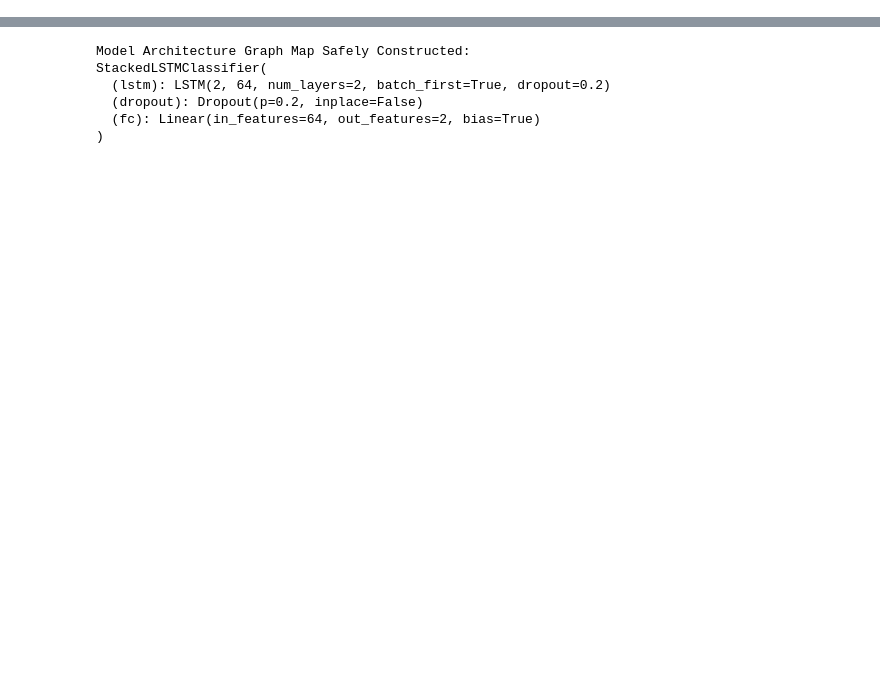
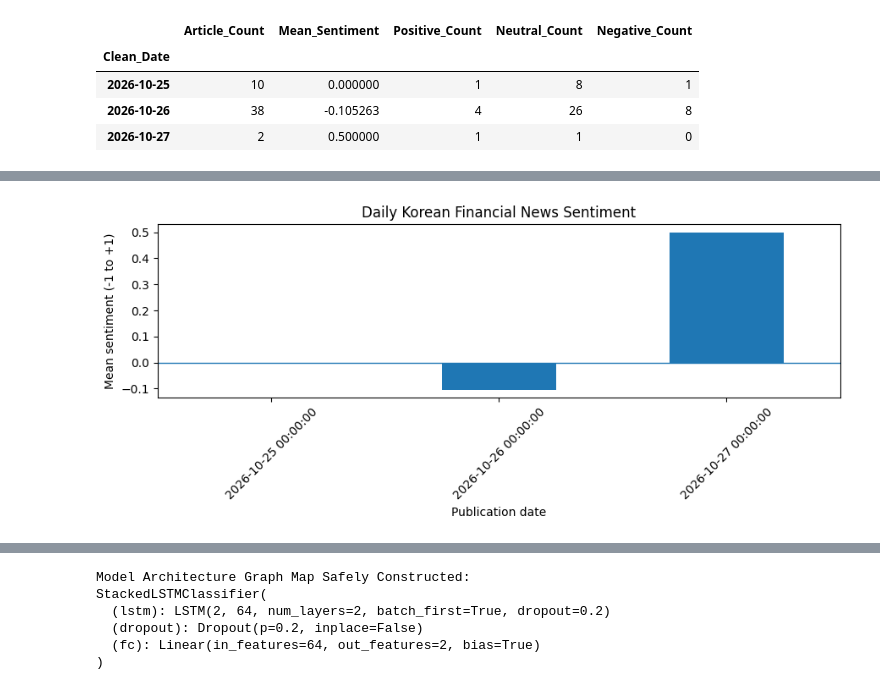
Before and after one commit to Wambura001/lstm-vs-finbert-algorithmic-trading, a Jupyter notebook: notebooks/01_test_download.ipynb, the cells around one changed output, grey strips where cells are left out. Drawn from its saved outputs; the diff is of its cells as text; code cells hidden in the pictures; blank space fills up the shorter version.

```diff
--- a/notebooks/01_test_download.ipynb
+++ b/notebooks/01_test_download.ipynb
@@ -394,0 +542,78 @@ Final Combined Dimensions: (178, 5) (Rows x Columns)
+# %%
+
+import pandas as pd
+import matplotlib.pyplot as plt
+
+# 1. Convert publication timestamps into datetime objects
+df_news_audit = df_korean_text.copy()
+
+df_news_audit["Publish_Time_Parsed"] = pd.to_datetime(
+    df_news_audit["Publish_Time"],
+    errors="coerce",
+    utc=True
+)
+
+# Convert to Korea time for readable reporting
+df_news_audit["Publish_Time_KST"] = (
+    df_news_audit["Publish_Time_Parsed"]
+    .dt.tz_convert("Asia/Seoul")
+)
+
+# 2. Summarize sentiment by publication date
+sentiment_summary = (
+    df_news_audit
+    .groupby("Clean_Date")
+    .agg(
+        Article_Count=("Korean_Headline", "count"),
+        Mean_Sentiment=("Sentiment_Value", "mean"),
+        Positive_Count=(
+            "Sentiment_Value",
+            lambda x: (x == 1).sum()
+        ),
+        Neutral_Count=(
+            "Sentiment_Value",
+            lambda x: (x == 0).sum()
+        ),
+        Negative_Count=(
+            "Sentiment_Value",
+            lambda x: (x == -1).sum()
+        )
+    )
+)
+
+display(sentiment_summary)
+
+# 3. Inspect the most recent headlines and their timestamps
+display(
+    df_news_audit[
+        [
+            "Publish_Time_KST",
+            "Korean_Headline",
+            "AI_Sentiment_Label",
+            "AI_Confidence_Score",
+            "Sentiment_Value"
+        ]
+    ]
+    .sort_values("Publish_Time_KST", ascending=False)
+    .head(15)
+)
+
+# 4. Plot the daily sentiment averages
+sentiment_summary["Mean_Sentiment"].plot(
+    kind="bar",
+    figsize=(9, 4),
+    title="Daily Korean Financial News Sentiment"
+)
+
+plt.axhline(0, linewidth=1)
+plt.ylabel("Mean sentiment (-1 to +1)")
+plt.xlabel("Publication date")
+plt.xticks(rotation=45)
+plt.tight_layout()
+plt.show()
+# %% [output]
+|  | Article_Count | Mean_Sentiment | Positive_Count | Neutral_Count | Negative_Count |
+| Clean_Date |  |  |  |  |  |
+| 2026-10-25 | 10 | 0.000000 | 1 | 8 | 1 |
+| 2026-10-26 | 38 | -0.105263 | 4 | 26 | 8 |
+| 2026-10-27 | 2 | 0.500000 | 1 | 1 | 0 |
@@ -394,0 +636 @@ Final Combined Dimensions: (178, 5) (Rows x Columns)
+[figure, added]
```
Also changed, not shown: parts of 16 cells of this notebook, 46 other files.
